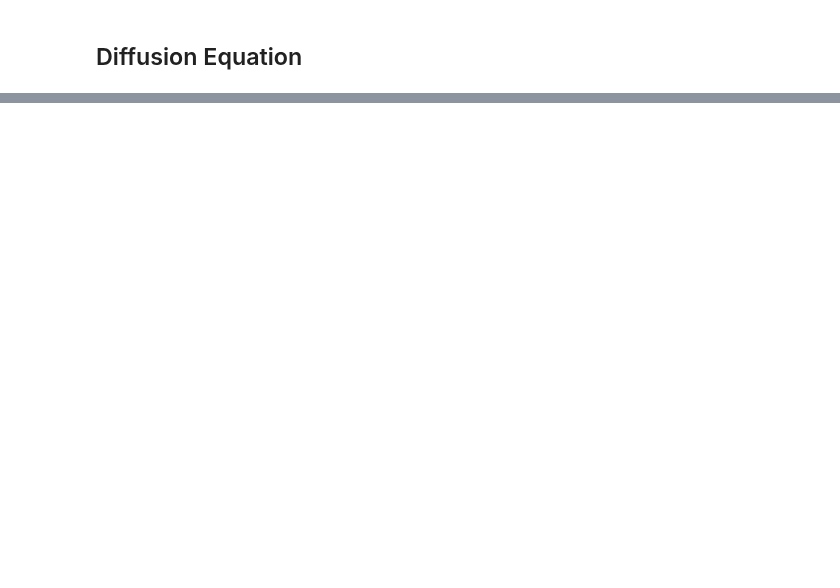
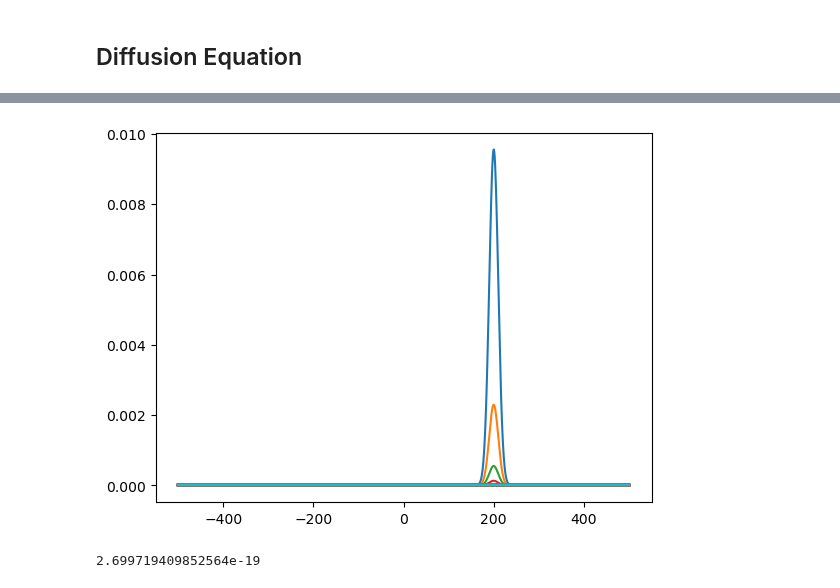
Before and after one commit to blanton144/computational-grad, a Jupyter notebook: docs/notebooks/pde.ipynb, the cells around one changed output, grey strips where cells are left out. Cells and saved outputs as stored; diff of their text form; code cells hidden in the pictures; blank space fills up the shorter version.

```diff
--- a/docs/notebooks/pde.ipynb
+++ b/docs/notebooks/pde.ipynb
@@ -234,0 +213,12 @@ HTML(anim.to_html5_video())
+# %%
+def schrodinger_a(dt=None, dx=None, V=None):
+    alpha = - (dt / dx**2 * 1.j) * np.ones(len(V) - 1, dtype=np.complex64)
+    beta = (((2. * dt) / dx**2 + dt * V) * 1.j) + 1.
+    A = scipy.sparse.diags([alpha, beta, alpha], offsets=[-1, 0, 1])
+    A = A.toarray()
+    return(A)
+
+def schrodinger_implicit_matrix(dt=None, dx=None, V=None):
+    A = schrodinger_a(dt=dt, dx=dx, V=V)
+    Ainv = np.linalg.inv(A)
+    return(Ainv)
@@ -234,0 +250,13 @@ HTML(anim.to_html5_video())
+# %%
+phi = phi0.copy()
+Ainv = schrodinger_implicit_matrix(dt=1.0, dx=1., V=V)
+# %%
+for i in np.arange(100):
+    phi = Ainv.dot(phi)
+    plt.plot(x, np.abs(phi)**2)
+# %% [output]
+[figure, added]
+# %%
+print((np.abs(phi)**2).sum())
+# %% [output]
+2.699719409852564e-19
```
Also changed, not shown: parts of 22 cells of this notebook, 53 other files.
